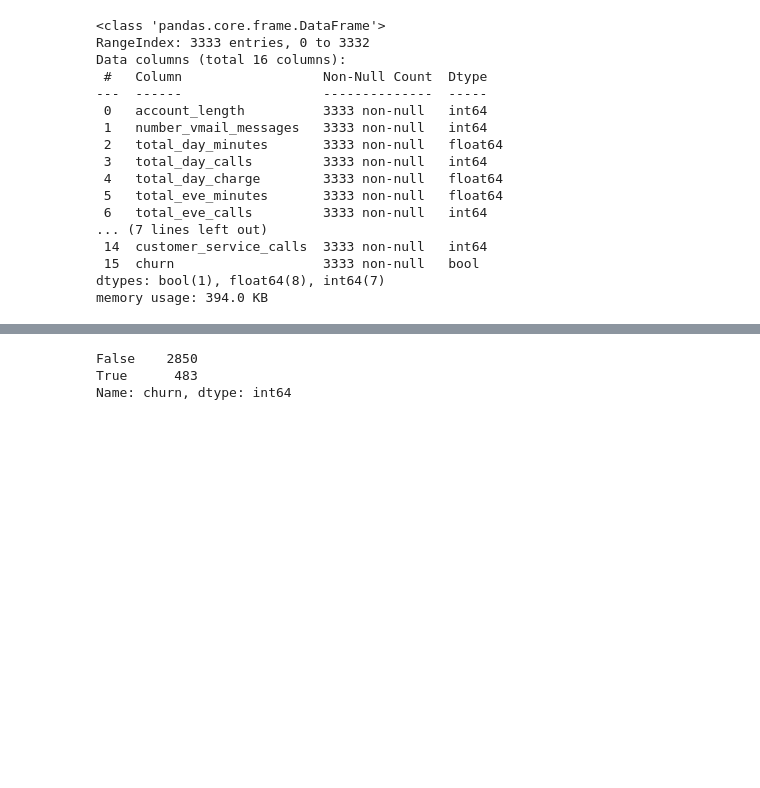
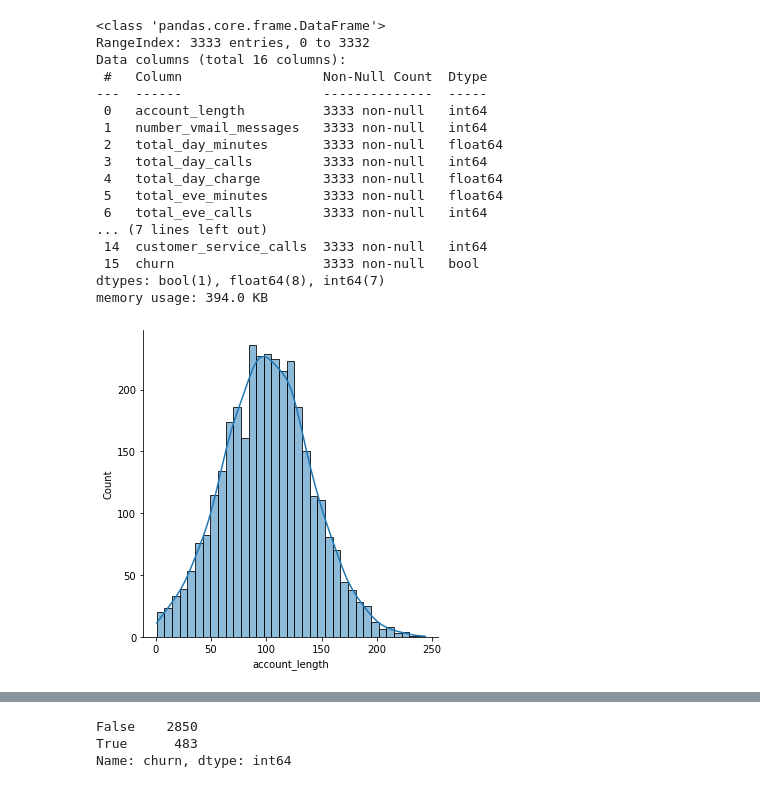
Before and after one commit to jmg0144/Customer-Churn-Classification-Analysis, a Jupyter notebook: phase-3-project.ipynb, the cells around one changed output, grey strips where cells are left out. Cells and saved outputs as stored; diff of their text form; code cells hidden in the pictures; blank space fills up the shorter version.

```diff
--- a/phase-3-project.ipynb
+++ b/phase-3-project.ipynb
@@ -101,3 +108,7 @@ Data columns (total 16 columns):
  15  churn                   3333 non-null   bool
 dtypes: bool(1), float64(8), int64(7)
 memory usage: 394.0 KB
+# %%
+sns.displot(x=df_filtered['account_length'],kind='hist',kde=True);
+# %% [output]
+[figure, added]
```
Also changed, not shown: parts of 29 cells of this notebook.
